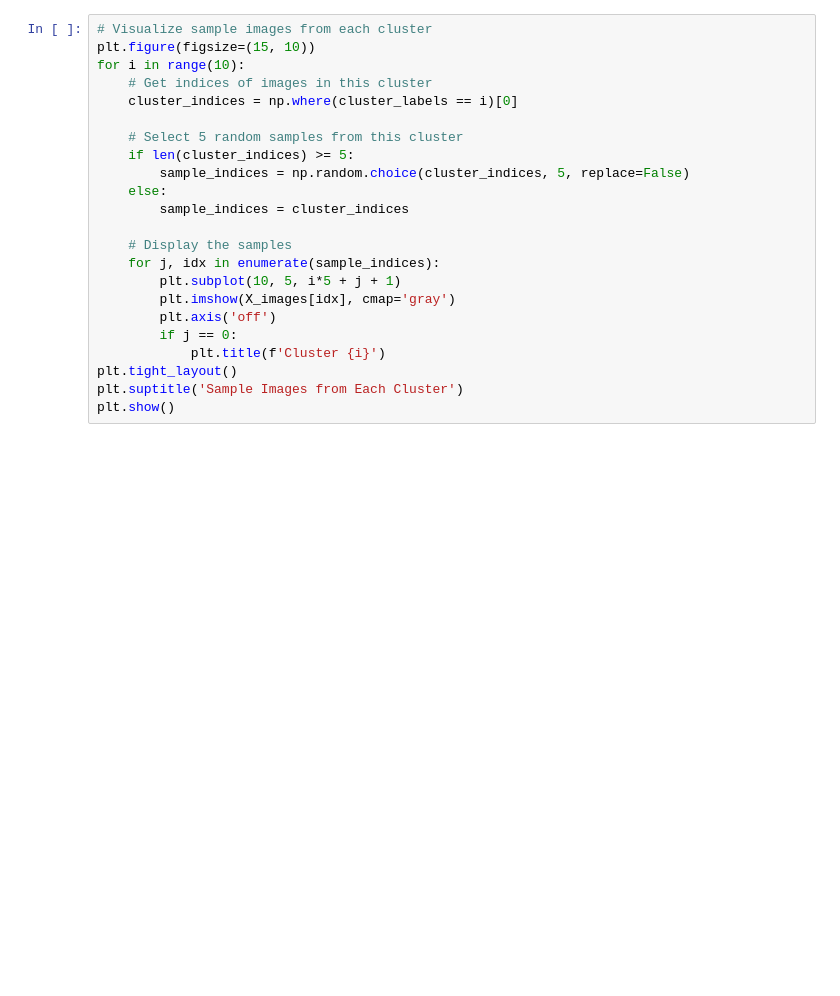
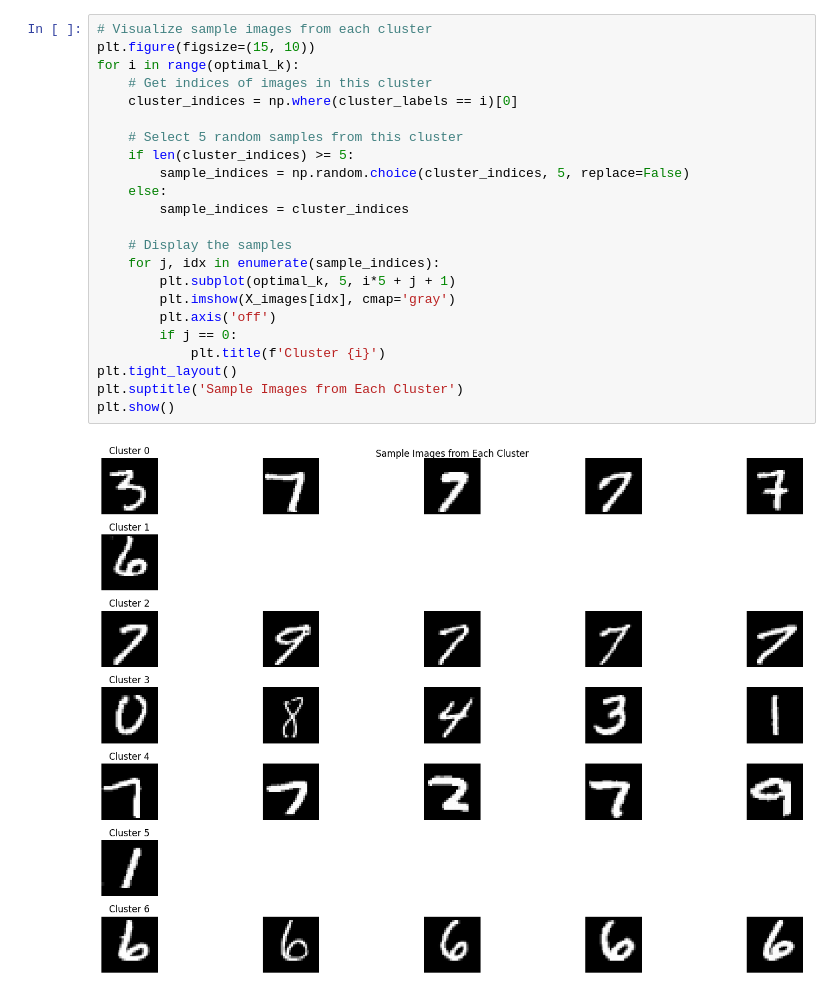
Before and after one commit to sanjeevtrivedi/pml-project, a Jupyter notebook: sanjeev/image_classification-st-2.ipynb, the cells around one changed output. Drawn from its saved outputs; the diff is of its cells as text; blank space fills up the shorter version.

```diff
--- a/sanjeev/image_classification-st-2.ipynb
+++ b/sanjeev/image_classification-st-2.ipynb
@@ -97,26 +122,28 @@ plt.show()
 # %%
 # Visualize sample images from each cluster
 plt.figure(figsize=(15, 10))
-for i in range(10):
+for i in range(optimal_k):
     # Get indices of images in this cluster
     cluster_indices = np.where(cluster_labels == i)[0]
 
     # Select 5 random samples from this cluster
     if len(cluster_indices) >= 5:
         sample_indices = np.random.choice(cluster_indices, 5, replace=False)
     else:
         sample_indices = cluster_indices
 
     # Display the samples
     for j, idx in enumerate(sample_indices):
-        plt.subplot(10, 5, i*5 + j + 1)
+        plt.subplot(optimal_k, 5, i*5 + j + 1)
         plt.imshow(X_images[idx], cmap='gray')
         plt.axis('off')
         if j == 0:
             plt.title(f'Cluster {i}')
 plt.tight_layout()
 plt.suptitle('Sample Images from Each Cluster')
 plt.show()
+# %% [output]
+[figure, added]
 # %%
 # Dimensionality reduction for visualization (t-SNE)
 from sklearn.manifold import TSNE
```
Also changed, not shown: parts of 7 cells of this notebook, 6 other files.
